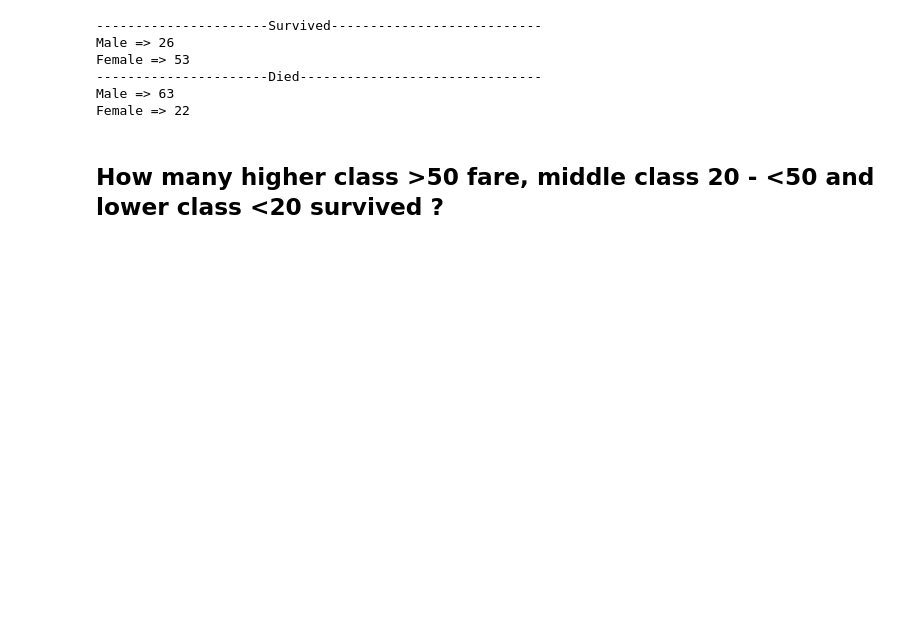
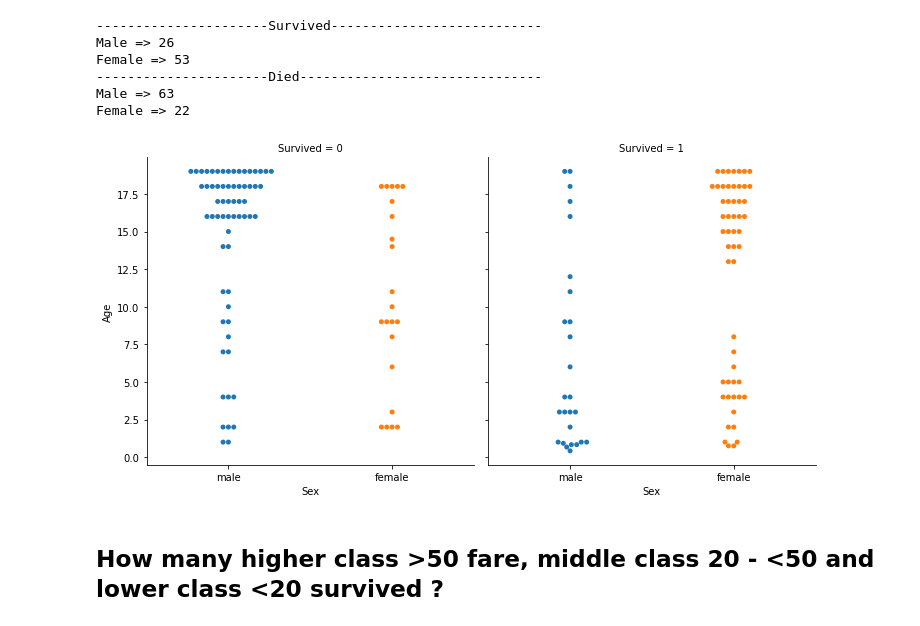
Before and after one commit to melwinmpk/python_datascience, a Jupyter notebook: TitanicDataSet_training/PracticeonData_.ipynb, the cells around one changed output. Drawn from its saved outputs; the diff is of its cells as text; code cells hidden in the pictures; blank space fills up the shorter version.

Commit message:
Seaborn data analysis

```diff
--- a/TitanicDataSet_training/PracticeonData_.ipynb
+++ b/TitanicDataSet_training/PracticeonData_.ipynb
@@ -44,6 +42,13 @@ Female => 53
 ----------------------Died-------------------------------
 Male => 63
 Female => 22
+# %%
+# As per the data less than 20 every body survived
+qdata = df[(df["Age"] < 20)]
+sns_plot = sns.catplot(x = 'Sex',y= 'Age', data =qdata, kind = 'swarm', col = 'Survived' )
+# sns_plot.savefig("output.png")
+# %% [output]
+[figure, added]
 # %% [markdown]
 ## How many higher class >50 fare, middle class 20 - <50 and lower class <20 survived ?
 # %%
```
Also changed, not shown: parts of 4 cells of this notebook.
